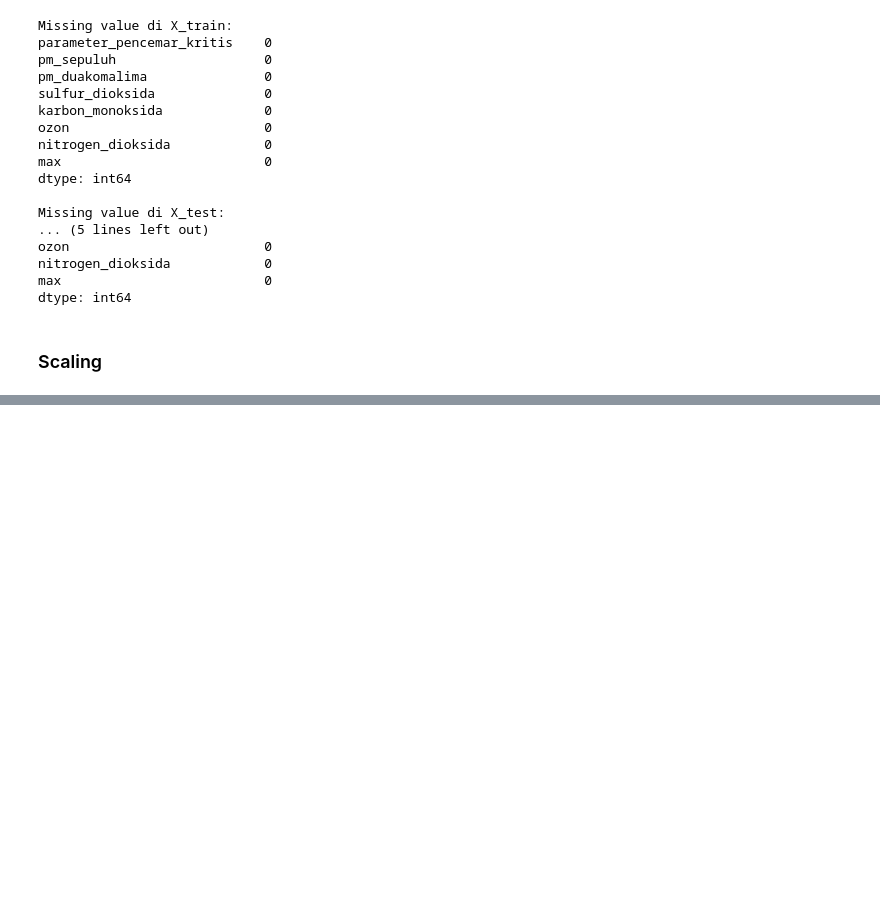
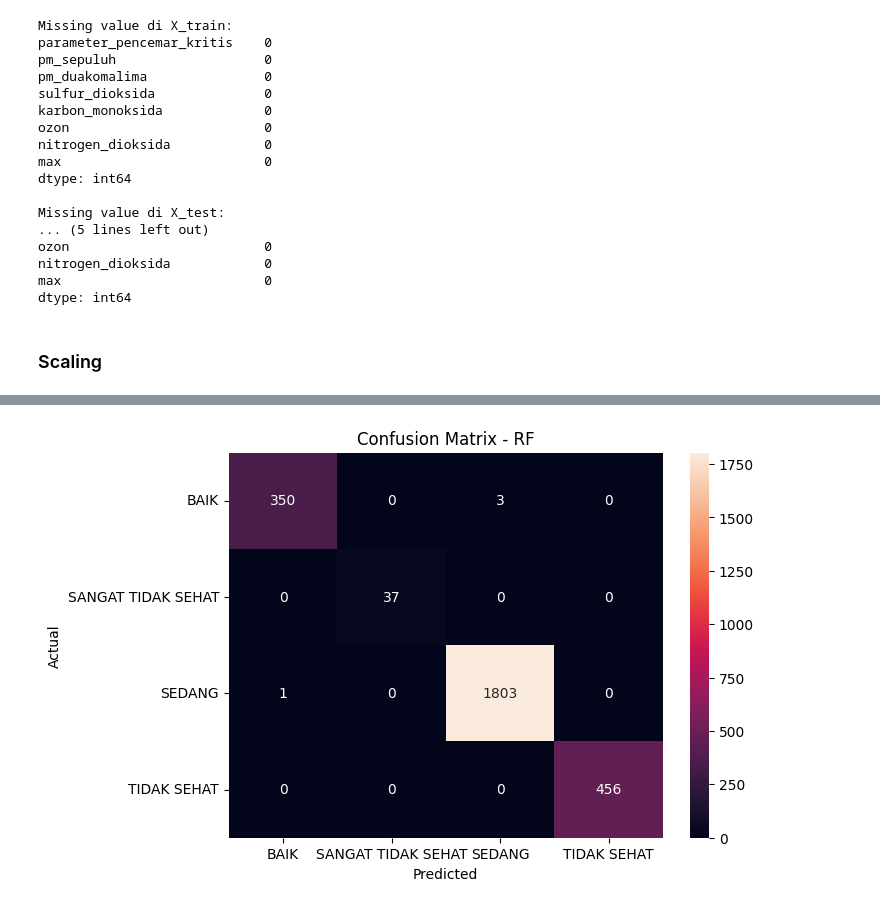
Before and after one commit to nabhylanr/ISPU-Classification, a Jupyter notebook: ISPU_Classification.ipynb, the cells around one changed output, grey strips where cells are left out. Drawn from its saved outputs; the diff is of its cells as text; code cells hidden in the pictures; blank space fills up the shorter version.

```diff
--- a/ISPU_Classification.ipynb
+++ b/ISPU_Classification.ipynb
@@ -365,0 +431,7 @@ X_test_scaled = scaler.transform(X_test[num_cols])
+# %%
+le_cat = LabelEncoder()
+
+X_train['parameter_pencemar_kritis'] = le_cat.fit_transform(X_train['parameter_pencemar_kritis'])
+X_test['parameter_pencemar_kritis'] = le_cat.transform(X_test['parameter_pencemar_kritis'])
+
+print("Parameter:", dict(zip(le_cat.classes_, le_cat.transform(le_cat.classes_))))
@@ -365,0 +489,19 @@ X_test_scaled = scaler.transform(X_test[num_cols])
+# %%
+rf = RandomForestClassifier(
+    n_estimators=300,
+    max_depth=None,
+    min_samples_split=2,
+    min_samples_leaf=1,
+    max_features='sqrt',
+    class_weight='balanced',
+    random_state=42,
+    n_jobs=-1
+)
+
+rf.fit(X_train, y_train_enc)
+
+rf_pred = rf.predict(X_test)
+
+print("Accuracy:", accuracy_score(y_test_enc, rf_pred))
+print("\nClassification Report:")
+print(classification_report(y_test_enc, rf_pred, target_names=le.classes_))
@@ -365,0 +522,10 @@ X_test_scaled = scaler.transform(X_test[num_cols])
+# %%
+plt.figure(figsize=(7,5))
+cm = confusion_matrix(y_test_enc, rf_pred)
+sns.heatmap(cm, annot=True, fmt='d', xticklabels=le.classes_, yticklabels=le.classes_)
+plt.title("Confusion Matrix - RF")
+plt.xlabel("Predicted")
+plt.ylabel("Actual")
+plt.show()
+# %% [output]
+[figure, added]
```
Also changed, not shown: parts of 22 cells of this notebook.
